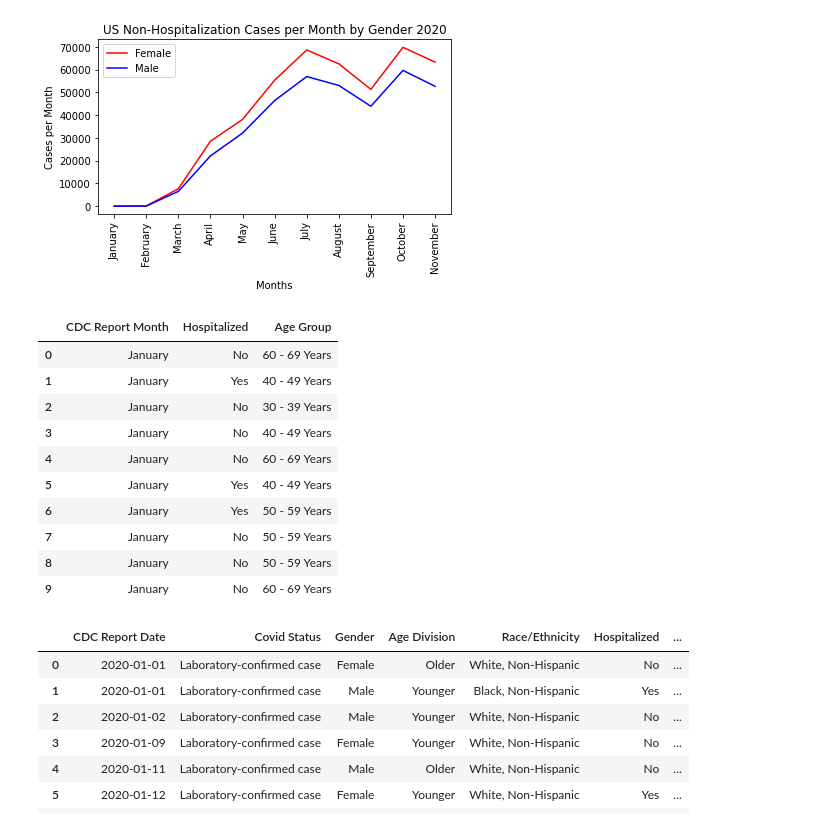
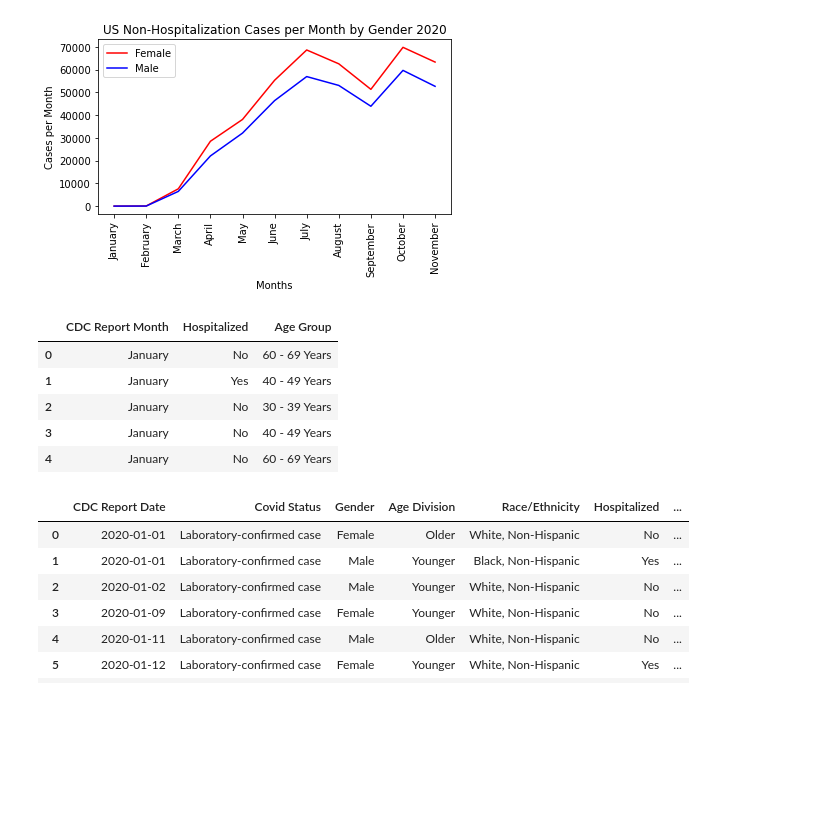
Before and after one commit to jforbis/rougeSquadron, a Jupyter notebook: JupyterScripts/StevensCleanData.ipynb, the cells around one changed output. Drawn from its saved outputs; the diff is of its cells as text; code cells hidden in the pictures; blank space fills up the shorter version.

```diff
--- a/JupyterScripts/StevensCleanData.ipynb
+++ b/JupyterScripts/StevensCleanData.ipynb
@@ -461,20 +439,15 @@ plt.show()
 # %%
 # Data Frame Specific to the Analysis of Age Group vs. Hospitalization Status
 # Removed uneeded column
 patient_age_df = resetCdcDf[["CDC Report Month", "Hospitalized", "Age Group"]]
-patient_age_df.head(10)
+patient_age_df.head()
 # %% [output]
 |  | CDC Report Month | Hospitalized | Age Group |
 | 0 | January | No | 60 - 69 Years |
 | 1 | January | Yes | 40 - 49 Years |
 | 2 | January | No | 30 - 39 Years |
 | 3 | January | No | 40 - 49 Years |
 | 4 | January | No | 60 - 69 Years |
-| 5 | January | Yes | 40 - 49 Years |
-| 6 | January | Yes | 50 - 59 Years |
-| 7 | January | No | 50 - 59 Years |
-| 8 | January | No | 50 - 59 Years |
-| 9 | January | No | 60 - 69 Years |
 # %%
 # Make a copy of the original cleaned/reset data
 # This is necessary bc Python/Pandas does not like using any iterative methods on a dataframe that is a slice of the original
```
Also changed, not shown: parts of 5 cells of this notebook.
